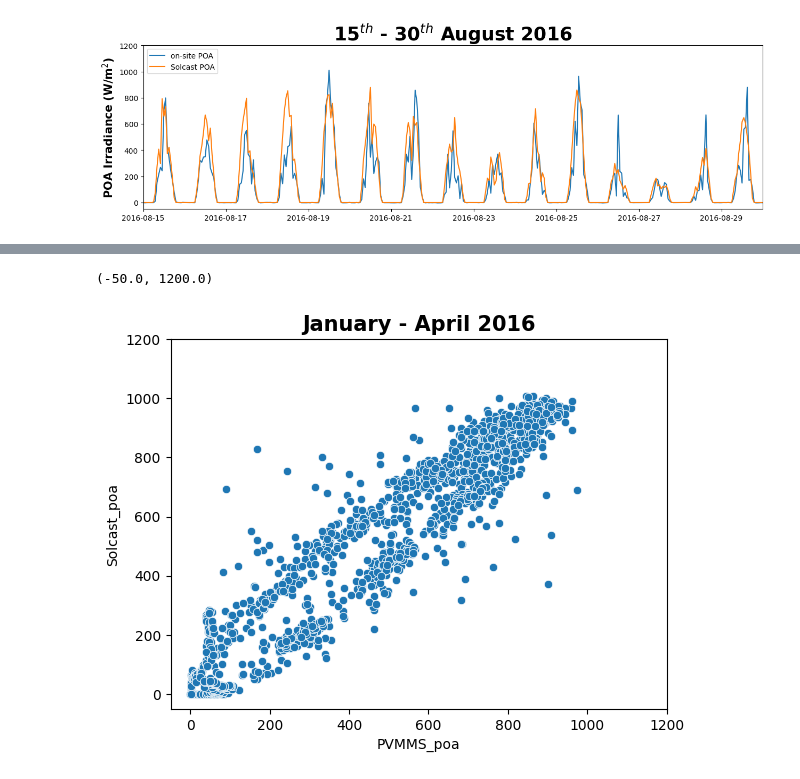
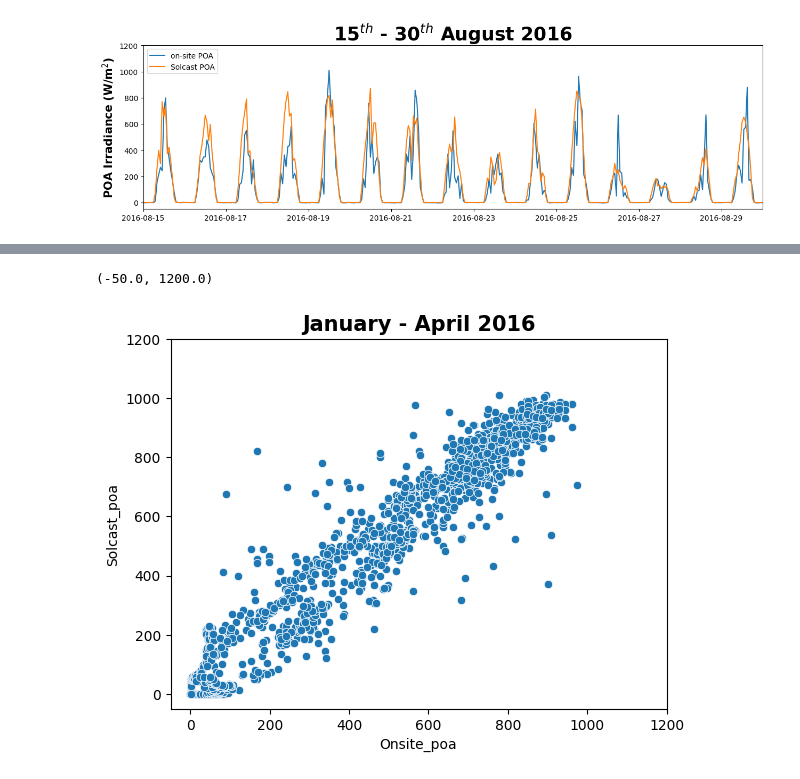
Before and after one commit to ene23033/repository, a Jupyter notebook: POA_NASA_Sol_PVMMS_hourly.ipynb, the cells around one changed output, grey strips where cells are left out. Saved outputs shown, nothing was run; the diff lists cells and outputs as text; code cells hidden in the pictures.

```diff
--- a/POA_NASA_Sol_PVMMS_hourly.ipynb
+++ b/POA_NASA_Sol_PVMMS_hourly.ipynb
@@ -204,10 +218,10 @@ plt.xlim(-50, 1200)
 # %%
 
-sns.scatterplot(x=s['PVMMS_poa'][(s['PVMMS_poa']>0) & (s['PVMMS_poa']<1200) & (s['period']=='P1')],
-                y=s['Solcast_poa'][(s['PVMMS_poa']>0) & (s['PVMMS_poa']<1200) & (s['period']=='P1')], data=s)
+sns.scatterplot(x=s['Onsite_poa'][(s['Onsite_poa']>0) & (s['Onsite_poa']<1200) & (s['period']=='P1')],
+                y=s['Solcast_poa'][(s['Onsite_poa']>0) & (s['Onsite_poa']<1200) & (s['period']=='P1')], data=s)
 plt.title('January - April 2016', weight='bold', fontsize=15)
 plt.ylim(-50, 1200)
 plt.xlim(-50, 1200)
 # %% [output]
 (-50.0, 1200.0)
-[figure, old version]
+[figure, new version]
```
Also changed, not shown: parts of 14 cells of this notebook.
